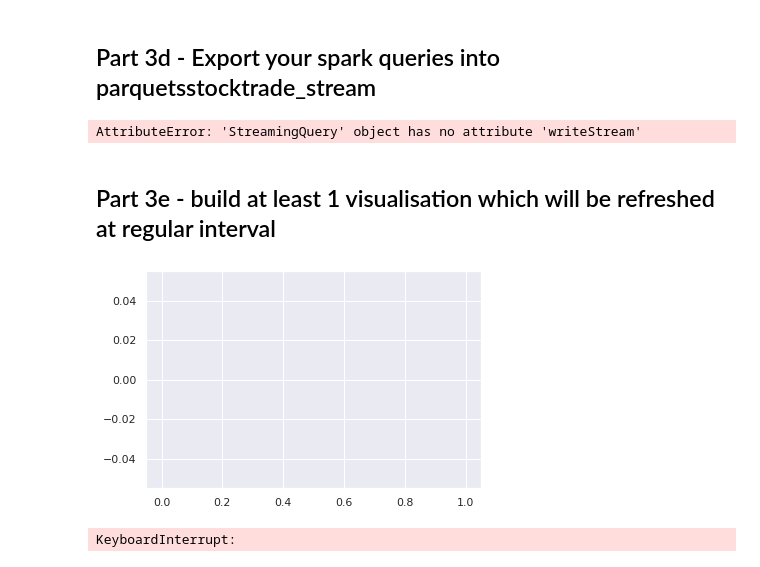
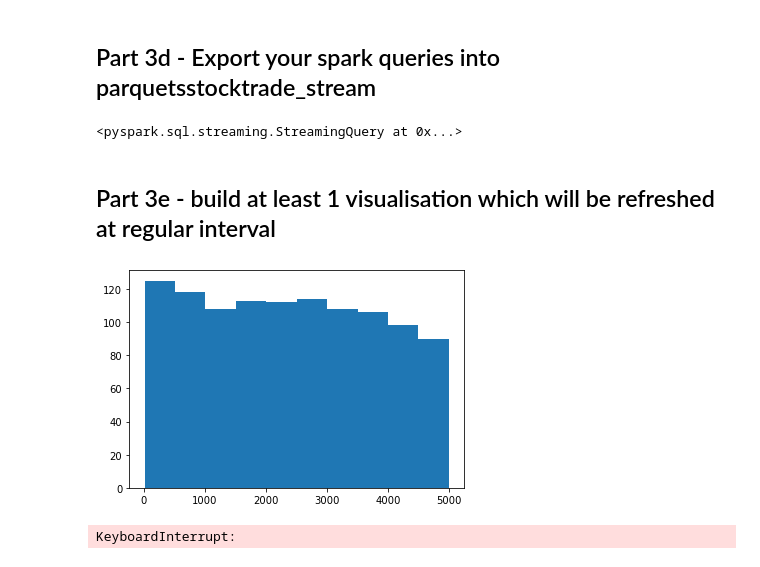
Before and after one commit to mark-brackenrig/bde-assignment-3, a Jupyter notebook: notebooks/Assignment_3_wip.ipynb, the cells around one changed output. Drawn from its saved outputs; the diff is of its cells as text; code cells hidden in the pictures.

```diff
--- a/notebooks/Assignment_3_wip.ipynb
+++ b/notebooks/Assignment_3_wip.ipynb
@@ -558,13 +602,14 @@ stocktrade_stream_df = generate_stocktrades_stream()
 # %%
-stocktrade_stream_df.writeStream \
-    .format("parquet") \
-    .option("header", True) \
-    .option("path", "big_data_eng/bde_lab_8/") \
-    .option("checkpointLocation", "checkpoint/data") \
-    .outputMode("append") \
-    .start()
+raw_stream_df.writeStream \
+                .format("parquet") \
+                .option("header", True) \
+                .option("path", "../data/parquet_output") \
+                .option("checkpointLocation", "checkpoint/data") \
+                .outputMode("append") \
+                .trigger(once=True) \
+                .start()
 # %% [output]
-AttributeError: 'StreamingQuery' object has no attribute 'writeStream'
+<pyspark.sql.streaming.StreamingQuery at 0x...>
 # %%
 stocktrade_stream_df.stop()
 # %% [markdown]
@@ -576,11 +621,11 @@ BUY_stream = generate_side_stream('BUY')
 # %%
 while True:
     clear_output(wait=True)
-    df = spark.sql('SELECT quantity,price, symbol FROM BUY_view WHERE price > 1000').toPandas()
+    df = spark.sql('SELECT quantity,price, symbol FROM BUY_view').toPandas()
     plt.hist(df['quantity'] )
     plt.pause(5)
 # %% [output]
-[figure, old version]
+[figure, new version]
 KeyboardInterrupt:
 # %%
 BUY_stream.stop()
```
Also changed, not shown: parts of 67 cells of this notebook, 17 other files.
